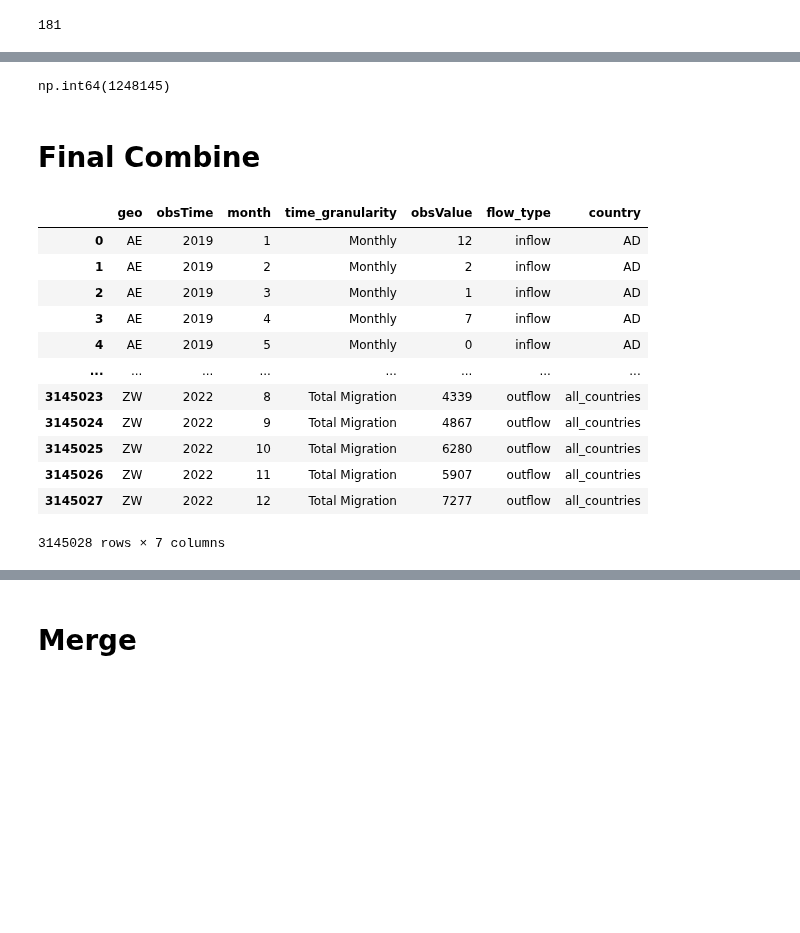
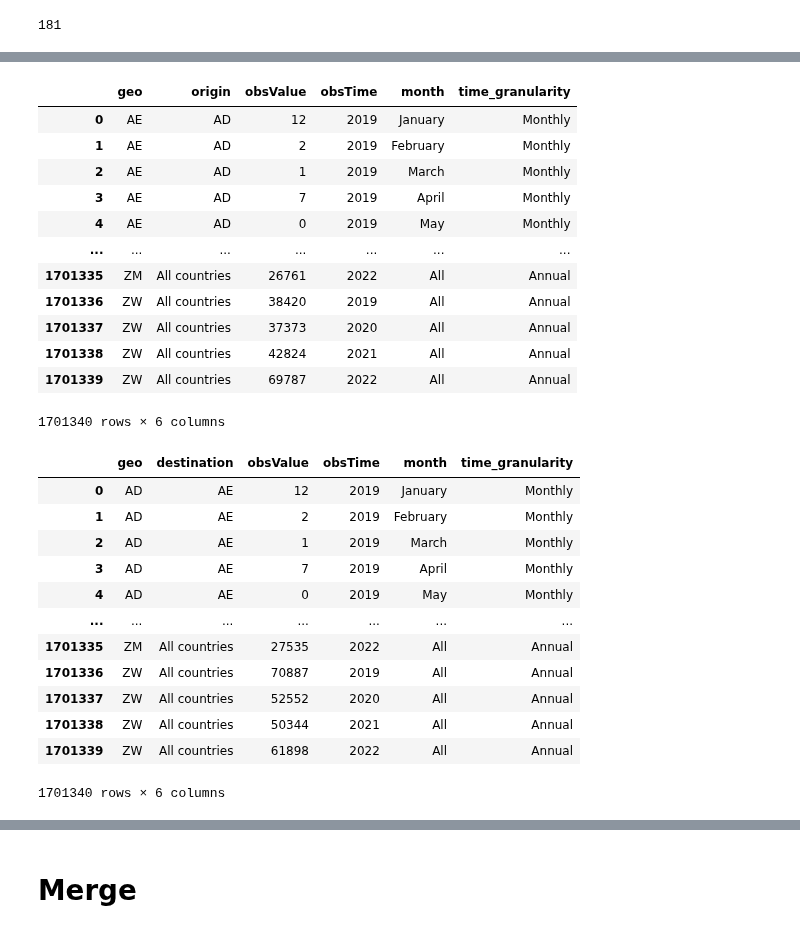
Before and after one commit to OxfordDemSci/Mapineq, a Jupyter notebook: src/data-wrangling/Migration/Meta_international_migration.ipynb, the cells around one changed output, grey strips where cells are left out. Saved outputs shown, nothing was run; the diff lists cells and outputs as text; code cells hidden in the pictures; blank space fills up the shorter version.

```diff
--- a/src/data-wrangling/Migration/Meta_international_migration.ipynb
+++ b/src/data-wrangling/Migration/Meta_international_migration.ipynb
@@ -292,23 +136,0 @@ migration_combined[(migration_combined['geo'] == 'AE') & (migration_combined['ob
-# %%
-migration_combined[(migration_combined['geo'] == 'AE') & (migration_combined['obsTime'] == 2019) & (migration_combined['flow_type'] == 'inflow') & (migration_combined['month'] != 'all')]['obsValue'].sum()
-# %% [output]
-np.int64(1248145)
-# %% [markdown]
-# Final Combine
-# %%
-final = pd.concat([individual_df, migration_combined], ignore_index=True)
-final
-# %% [output]
-|  | geo | obsTime | month | time_granularity | obsValue | flow_type | country |
-| 0 | AE | 2019 | 1 | Monthly | 12 | inflow | AD |
-| 1 | AE | 2019 | 2 | Monthly | 2 | inflow | AD |
-| 2 | AE | 2019 | 3 | Monthly | 1 | inflow | AD |
-| 3 | AE | 2019 | 4 | Monthly | 7 | inflow | AD |
-| 4 | AE | 2019 | 5 | Monthly | 0 | inflow | AD |
-| ... | ... | ... | ... | ... | ... | ... | ... |
-| 3145023 | ZW | 2022 | 8 | Total Migration | 4339 | outflow | all_countries |
-| 3145024 | ZW | 2022 | 9 | Total Migration | 4867 | outflow | all_countries |
-| 3145025 | ZW | 2022 | 10 | Total Migration | 6280 | outflow | all_countries |
-| 3145026 | ZW | 2022 | 11 | Total Migration | 5907 | outflow | all_countries |
-| 3145027 | ZW | 2022 | 12 | Total Migration | 7277 | outflow | all_countries |
-3145028 rows × 7 columns
@@ -314,0 +263,34 @@ final
+# %%
+inflow_df = generate_migration_flow(df, direction='inflow')
+inflow_df
+# %% [output]
+|  | geo | origin | obsValue | obsTime | month | time_granularity |
+| 0 | AE | AD | 12 | 2019 | January | Monthly |
+| 1 | AE | AD | 2 | 2019 | February | Monthly |
+| 2 | AE | AD | 1 | 2019 | March | Monthly |
+| 3 | AE | AD | 7 | 2019 | April | Monthly |
+| 4 | AE | AD | 0 | 2019 | May | Monthly |
+| ... | ... | ... | ... | ... | ... | ... |
+| 1701335 | ZM | All countries | 26761 | 2022 | All | Annual |
+| 1701336 | ZW | All countries | 38420 | 2019 | All | Annual |
+| 1701337 | ZW | All countries | 37373 | 2020 | All | Annual |
+| 1701338 | ZW | All countries | 42824 | 2021 | All | Annual |
+| 1701339 | ZW | All countries | 69787 | 2022 | All | Annual |
+1701340 rows × 6 columns
+# %%
+outflow_df = generate_migration_flow(df, direction='outflow')
+outflow_df
+# %% [output]
+|  | geo | destination | obsValue | obsTime | month | time_granularity |
+| 0 | AD | AE | 12 | 2019 | January | Monthly |
+| 1 | AD | AE | 2 | 2019 | February | Monthly |
+| 2 | AD | AE | 1 | 2019 | March | Monthly |
+| 3 | AD | AE | 7 | 2019 | April | Monthly |
+| 4 | AD | AE | 0 | 2019 | May | Monthly |
+| ... | ... | ... | ... | ... | ... | ... |
+| 1701335 | ZM | All countries | 27535 | 2022 | All | Annual |
+| 1701336 | ZW | All countries | 70887 | 2019 | All | Annual |
+| 1701337 | ZW | All countries | 52552 | 2020 | All | Annual |
+| 1701338 | ZW | All countries | 50344 | 2021 | All | Annual |
+| 1701339 | ZW | All countries | 61898 | 2022 | All | Annual |
+1701340 rows × 6 columns
```
Also changed, not shown: parts of 30 cells of this notebook, 5 other files.
